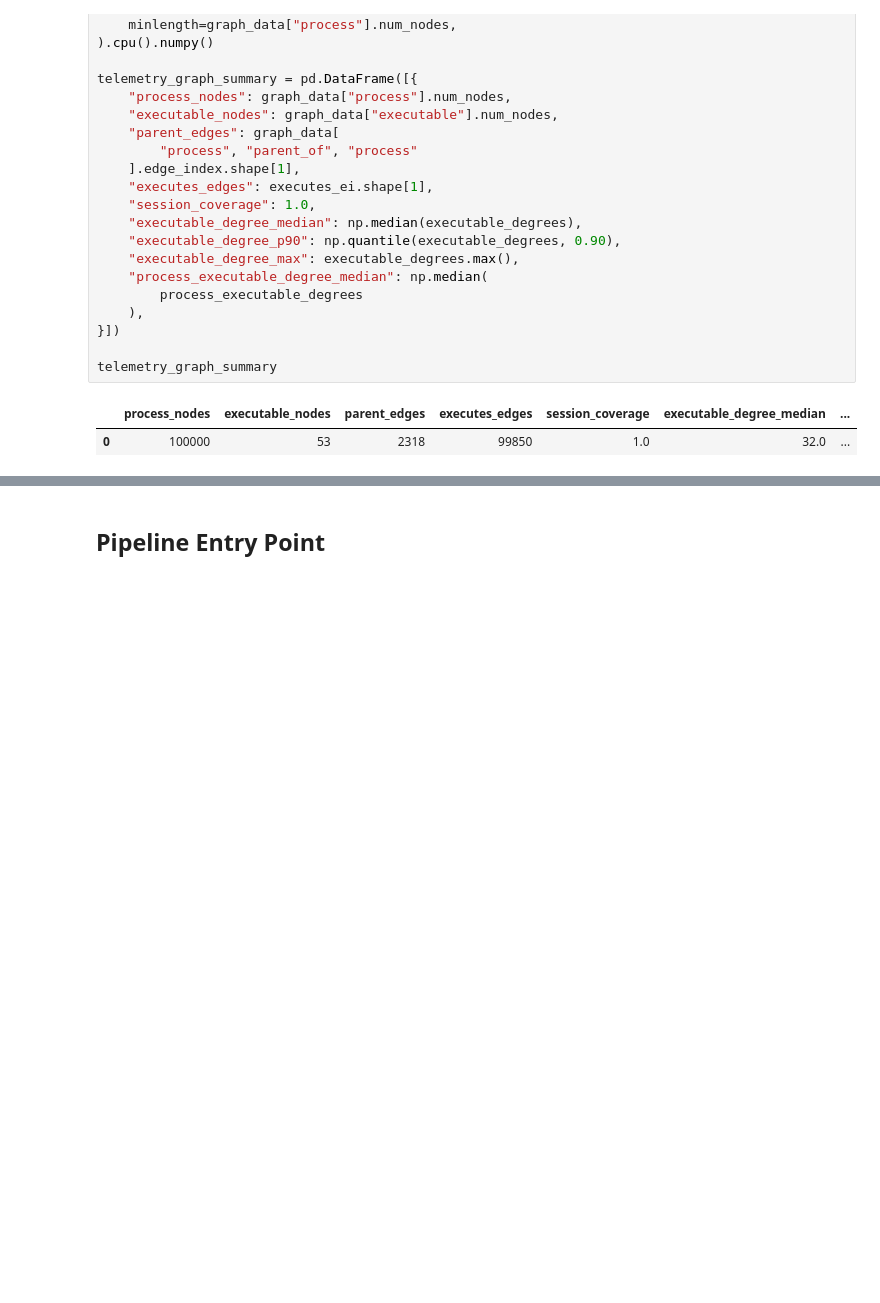
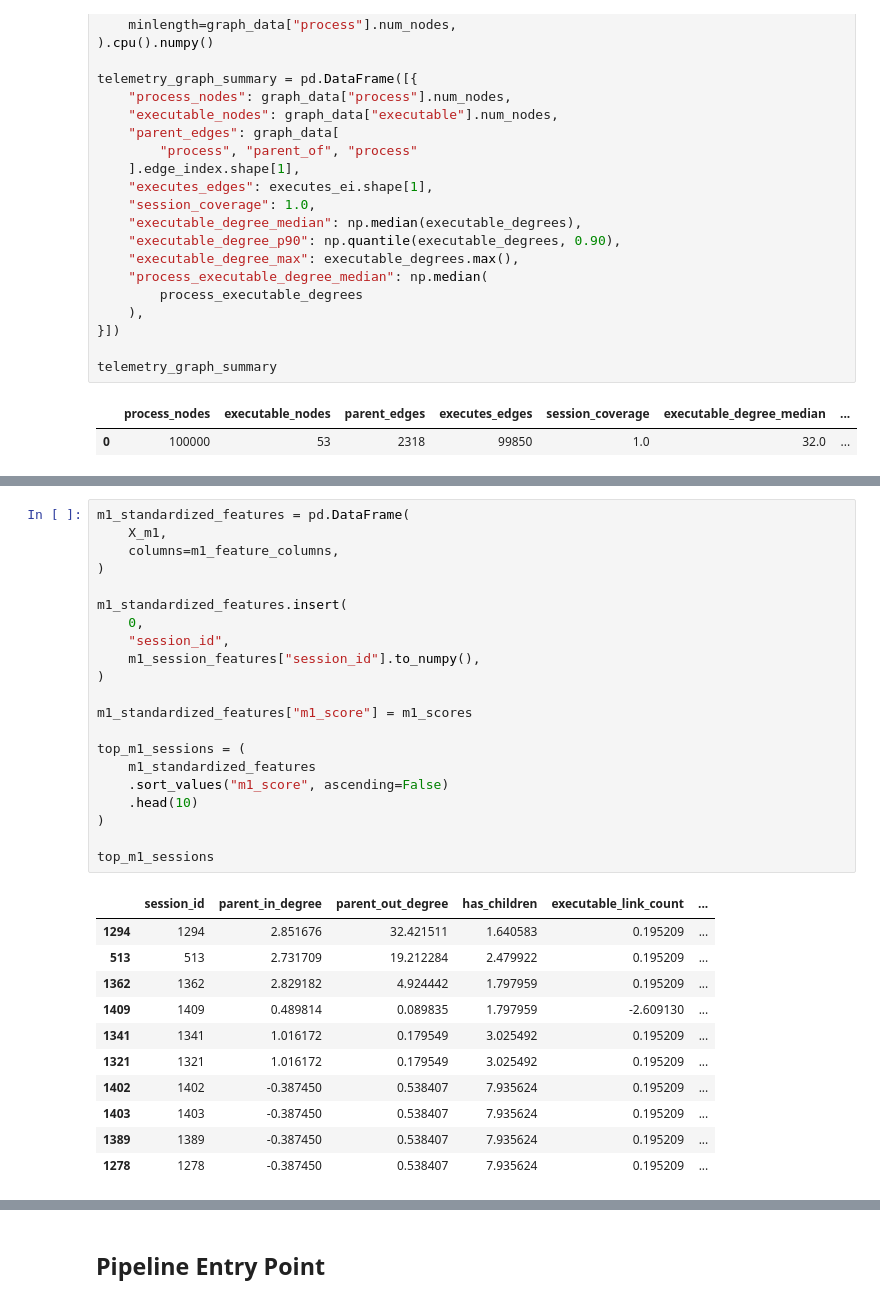
Before and after one commit to MekaelWasti/Cyber-Telemetry, a Jupyter notebook: Notebooks/Graph Triage Baseline v0.ipynb, the cells around one changed output, grey strips where cells are left out. Saved outputs shown, nothing was run; the diff lists cells and outputs as text; blank space fills up the shorter version.

```diff
--- a/Notebooks/Graph Triage Baseline v0.ipynb
+++ b/Notebooks/Graph Triage Baseline v0.ipynb
@@ -847,0 +1015,33 @@ def triage_metric_eval(features, session_table, k=15):
+# %%
+m1_standardized_features = pd.DataFrame(
+    X_m1,
+    columns=m1_feature_columns,
+)
+
+m1_standardized_features.insert(
+    0,
+    "session_id",
+    m1_session_features["session_id"].to_numpy(),
+)
+
+m1_standardized_features["m1_score"] = m1_scores
+
+top_m1_sessions = (
+    m1_standardized_features
+    .sort_values("m1_score", ascending=False)
+    .head(10)
+)
+
+top_m1_sessions
+# %% [output]
+|  | session_id | parent_in_degree | parent_out_degree | has_children | executable_link_count | ... |
+| 1294 | 1294 | 2.851676 | 32.421511 | 1.640583 | 0.195209 | ... |
+| 513 | 513 | 2.731709 | 19.212284 | 2.479922 | 0.195209 | ... |
+| 1362 | 1362 | 2.829182 | 4.924442 | 1.797959 | 0.195209 | ... |
+| 1409 | 1409 | 0.489814 | 0.089835 | 1.797959 | -2.609130 | ... |
+| 1341 | 1341 | 1.016172 | 0.179549 | 3.025492 | 0.195209 | ... |
+| 1321 | 1321 | 1.016172 | 0.179549 | 3.025492 | 0.195209 | ... |
+| 1402 | 1402 | -0.387450 | 0.538407 | 7.935624 | 0.195209 | ... |
+| 1403 | 1403 | -0.387450 | 0.538407 | 7.935624 | 0.195209 | ... |
+| 1389 | 1389 | -0.387450 | 0.538407 | 7.935624 | 0.195209 | ... |
+| 1278 | 1278 | -0.387450 | 0.538407 | 7.935624 | 0.195209 | ... |
```
Also changed, not shown: parts of 27 cells of this notebook, 1 other file.
